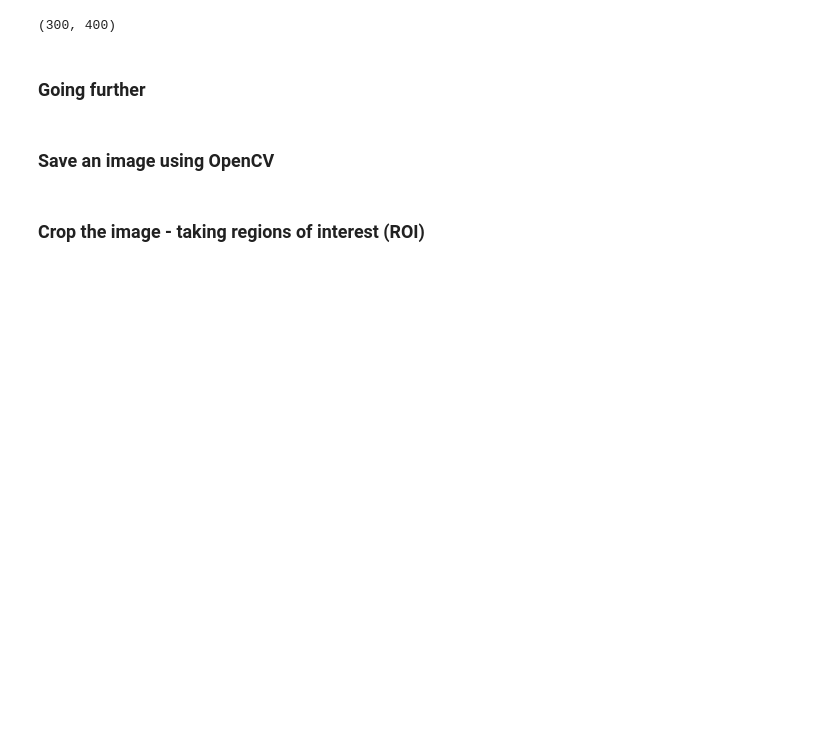
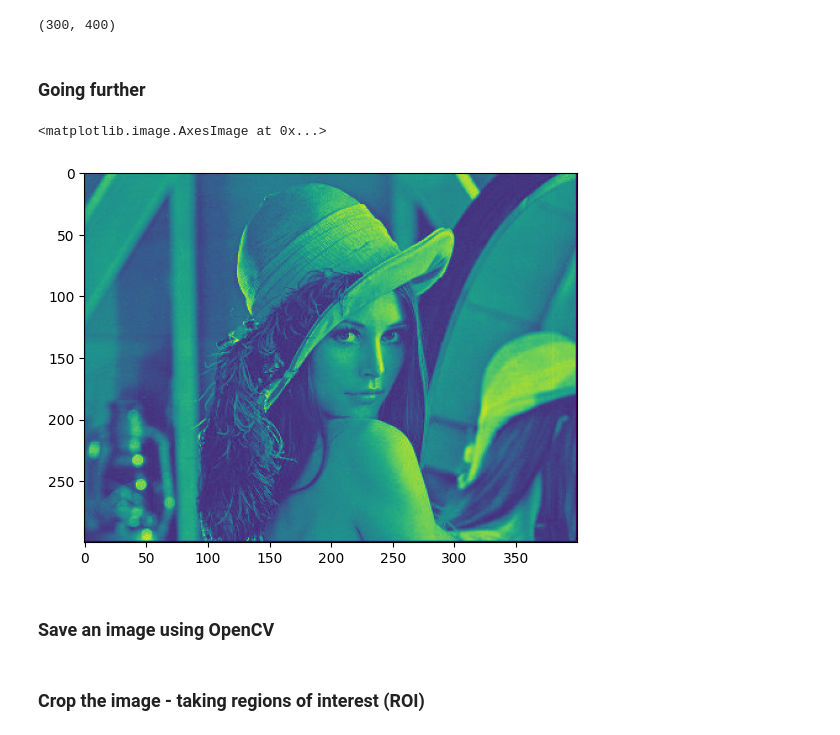
Before and after one commit to JoseDavidN/machine_learning, a Jupyter notebook: Sem_01/Basics.ipynb, the cells around one changed output. Drawn from its saved outputs; the diff is of its cells as text; code cells hidden in the pictures; blank space fills up the shorter version.

```diff
--- a/Sem_01/Basics.ipynb
+++ b/Sem_01/Basics.ipynb
@@ -126,8 +126,11 @@ print(img_gray.shape)
 # %%
 # Messing everything around.
 img = cv2.imread( "/content/drive/MyDrive/Semestre_9/machine_learning/Sem_01/lena.jpg" )
 _
-plt.imshow(img_gray, _ )
+plt.imshow(img_gray)
+# %% [output]
+<matplotlib.image.AxesImage at 0x...>
+[figure, added]
 # %%
 # Playing with image intensities
 img_gray = cv2.imread( "/content/drive/MyDrive/Semestre_9/machine_learning/Sem_01/lena.jpg" )
```
Also changed, not shown: parts of 2 cells of this notebook, 6 other files.
